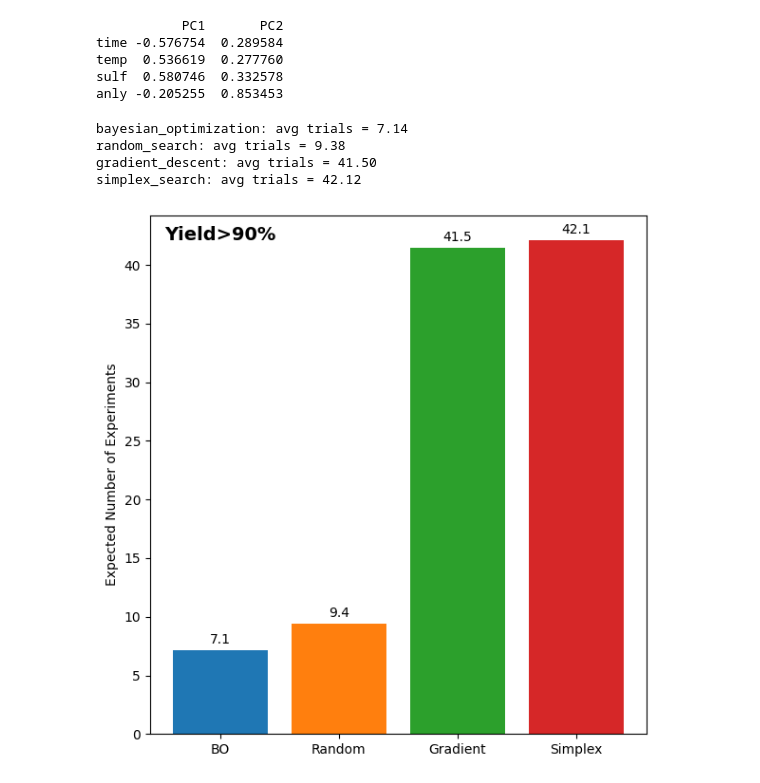
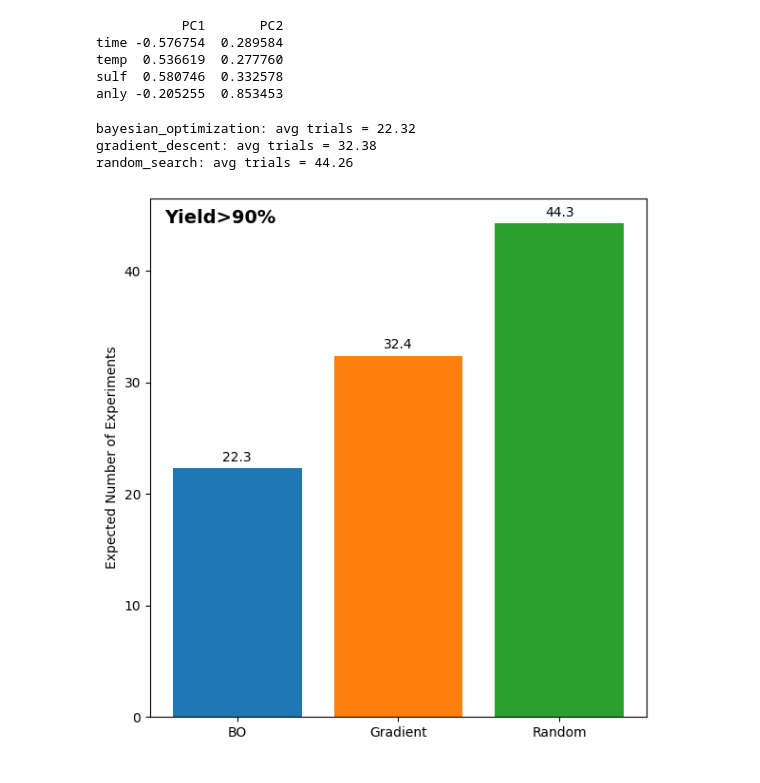
Before and after one commit to uwsunlab/BO-RFB, a Jupyter notebook: Experiment_Results/All_results.ipynb, the cells around one changed output. Cells and saved outputs as stored; diff of their text form; code cells hidden in the pictures.

Commit message:
compare gradient

```diff
--- a/Experiment_Results/All_results.ipynb
+++ b/Experiment_Results/All_results.ipynb
@@ -657,10 +657,10 @@ bounds = torch.tensor([
 ]).T
 
 target_yield = 0.9
-max_iters = 100
+max_iters = 105
 n_repeats = 50  # Run each method this many times
-np.random.seed(10)
-torch.manual_seed(10)
+# np.random.seed(42)
+# torch.manual_seed(42)
 
 # Step 1: Fit the GP model
 gp_full = HeteroskedasticSingleTaskGP(full_nx, full_y, full_yvar)
@@ -688,11 +688,12 @@ def evaluate_strategy(strategy_func, name):
 # Optimization strategies
 def random_search():
     for i in range(1, max_iters + 1):
-        x = torch.rand((i, 4))
+        x = torch.rand((1, 4))
         y = gp_function(x)
-        if torch.max(y) >= target_yield:
-            return i, x[torch.argmax(y)]
+        if y.item() >= target_yield:
+            return i, x
     return max_iters, None
+
 
 def gradient_descent():
     def obj(x):  # minimization
@@ -701,67 +702,53 @@ def gradient_descent():
 
     for i in range(n_repeats):
         x0 = np.random.rand(4)
-        res = minimize(obj, x0, bounds=bounds.numpy().T)
-        if -res.fun >= target_yield:
-            return i + 1, res.x
-    return max_iters, None
-
-def simplex_search():
-    def obj(x):
-        x_tensor = torch.tensor(x).reshape(1, -1).float()
-        return -gp_function(x_tensor).item()
-
-    for i in range(n_repeats):
-        x0 = np.random.rand(4)
-        res = minimize(obj, x0, method='L-BFGS-B')
+        res = minimize(obj, x0, bounds=bounds.numpy().T )
         if -res.fun >= target_yield:
             return i + 1, res.x
     return max_iters, None
 
 def bayesian_optimization():
-    train_X = torch.rand(5, 4)
-    train_Y = gp_function(train_X).unsqueeze(-1)
-
-    for i in range(6, max_iters + 1):
+    train_X = torch.rand(2, 4, dtype=torch.double)
+    train_Y = gp_function(train_X).unsqueeze(-1).double()
+    for i in range(3, max_iters + 1):
         gp = SingleTaskGP(train_X, train_Y)
         mll = ExactMarginalLogLikelihood(gp.likelihood, gp)
         fit_gpytorch_model(mll)
 
-        EI = qExpectedImprovement(model=gp, best_f=train_Y.max())
+        EI = qExpectedImprovement(model=gp, best_f=train_Y.max()) # best_f=train_Y.max()
         candidate, _ = optimize_acqf(
-            EI, bounds=bounds, q=15, num_restarts=5, raw_samples=20
+            EI, bounds=bounds, q=1, num_restarts=5, raw_samples=20
         )
 
         y_new = gp_function(candidate).unsqueeze(-1)
         train_X = torch.cat([train_X, candidate])
         train_Y = torch.cat([train_Y, y_new])
 
         if torch.max(train_Y) >= target_yield:
             return i, candidate
 
     return max_iters, None
 
 
-strategies = [bayesian_optimization, random_search, gradient_descent, simplex_search]
+strategies = [bayesian_optimization, gradient_descent, random_search]
 results = [evaluate_strategy(f, f.__name__) for f in strategies]
 
 # Plot
 plt.figure(figsize=(6, 6))
 
 names, avg_trials, var_trials = zip(*results)
-names = ['BO', 'Random', 'Gradient', 'Simplex']
+names = ['BO', 'Gradient' , 'Random']
 bars = plt.bar(names, avg_trials, color=['tab:blue', 'tab:orange', 'tab:green', 'tab:red'], capsize=5)
 plt.bar_label(bars, padding=3, fontsize=10, fmt='%.1f')
 plt.ylabel("Expected Number of Experiments")
 # plt.title(f"Experiments to Reach Yield ≥ {target_yield}")
 plt.xticks()
 # plt.grid(True)
 plt.annotate("Yield>90%", xy=(0.03, 0.98), xycoords='axes fraction', fontsize=14, fontweight='bold', va='top', ha='left')
 plt.tight_layout()
 plt.show()
 # %% [output]
-bayesian_optimization: avg trials = 7.14
-random_search: avg trials = 9.38
-gradient_descent: avg trials = 41.50
-simplex_search: avg trials = 42.12
+bayesian_optimization: avg trials = 22.32
+gradient_descent: avg trials = 32.38
+random_search: avg trials = 44.26
-[figure, old version]
+[figure, new version]
```
Also changed, not shown: parts of 2 cells of this notebook, 2 other files.
